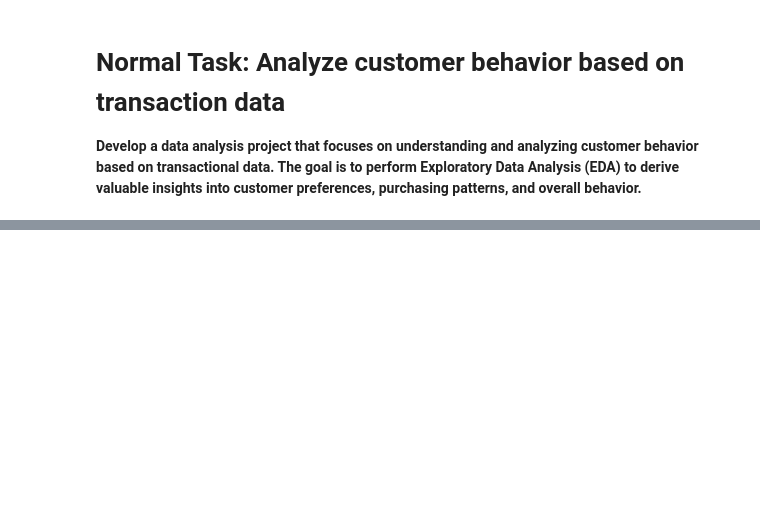
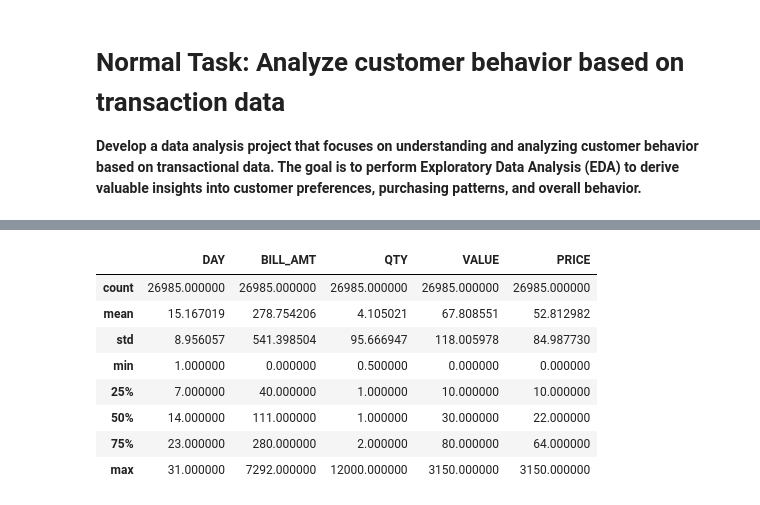
Before and after one commit to tedoaba/CodersCaveInternship, a Jupyter notebook: normal-task-phase-1-analyze-social-media-data.ipynb, the cells around one changed output, grey strips where cells are left out. Cells and saved outputs as stored; diff of their text form; code cells hidden in the pictures; blank space fills up the shorter version.

```diff
--- a/normal-task-phase-1-analyze-social-media-data.ipynb
+++ b/normal-task-phase-1-analyze-social-media-data.ipynb
@@ -26,0 +135,12 @@ data.shape, data1.shape, data2.shape, data3.shape
+# %%
+df.describe()
+# %% [output]
+|  | DAY | BILL_AMT | QTY | VALUE | PRICE |
+| count | 26985.000000 | 26985.000000 | 26985.000000 | 26985.000000 | 26985.000000 |
+| mean | 15.167019 | 278.754206 | 4.105021 | 67.808551 | 52.812982 |
+| std | 8.956057 | 541.398504 | 95.666947 | 118.005978 | 84.987730 |
+| min | 1.000000 | 0.000000 | 0.500000 | 0.000000 | 0.000000 |
+| 25% | 7.000000 | 40.000000 | 1.000000 | 10.000000 | 10.000000 |
+| 50% | 14.000000 | 111.000000 | 1.000000 | 30.000000 | 22.000000 |
+| 75% | 23.000000 | 280.000000 | 2.000000 | 80.000000 | 64.000000 |
+| max | 31.000000 | 7292.000000 | 12000.000000 | 3150.000000 | 3150.000000 |
```
Also changed, not shown: parts of 21 cells of this notebook.
